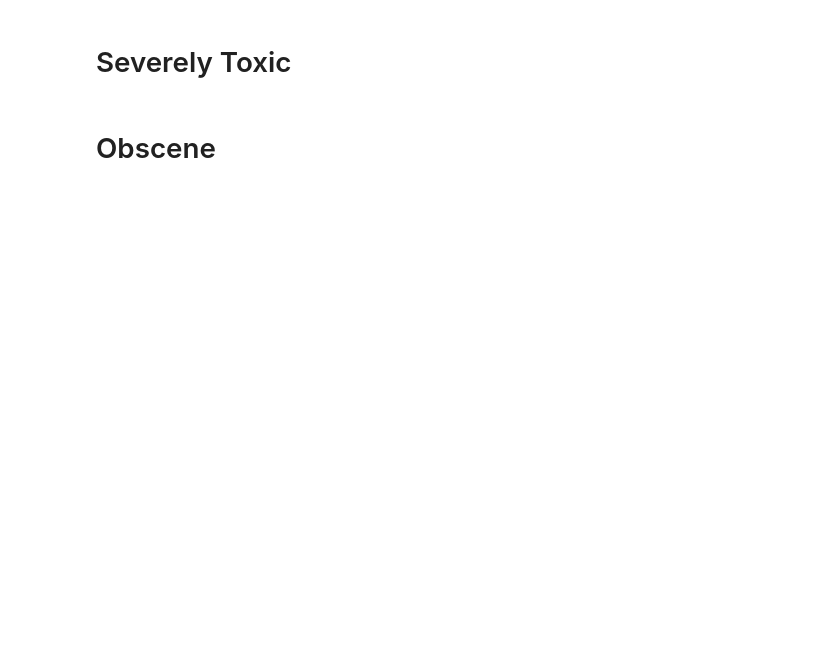
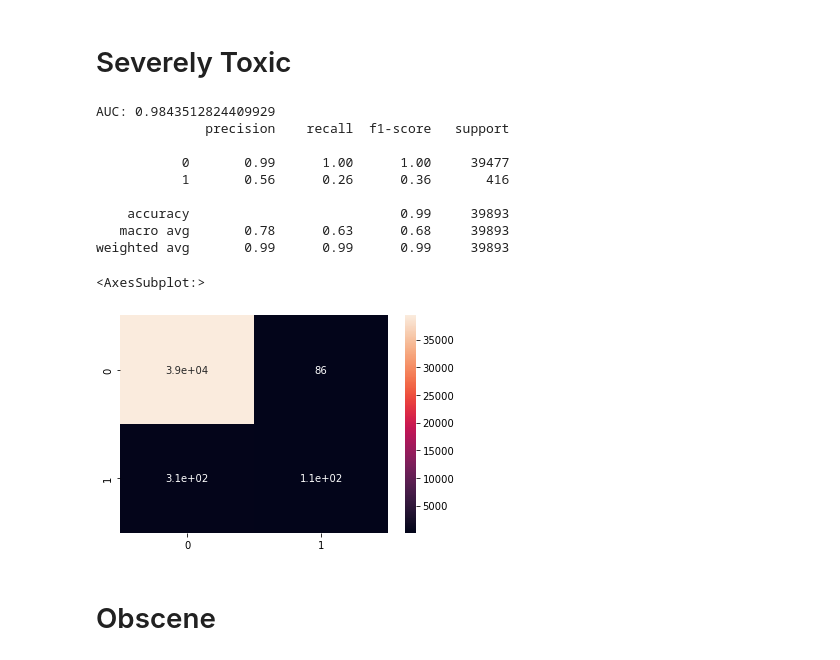
Before and after one commit to shaunmcgregor/ItML_Project_1_Students, a Jupyter notebook: proj_1_start.ipynb, the cells around one changed output. Drawn from its saved outputs; the diff is of its cells as text; code cells hidden in the pictures; blank space fills up the shorter version.

```diff
--- a/proj_1_start.ipynb
+++ b/proj_1_start.ipynb
@@ -162,31 +164,37 @@ KeyboardInterrupt:
 # %% [markdown]
 # Severely Toxic
 # %%
-#SPLITTING THE TRAINING DATASET INTO TRAINING AND VALIDATION
+ # Split data - using the new dataframe parts that we cleaned up.
+severeToxic = train_df[["id","comment_text","severe_toxic"]]
+stX_train, stX_test, sty_train, sty_test = train_test_split(cleanText,severeToxic["severe_toxic"])
 
-# Split data - using the new dataframe parts that we cleaned up.
-# X_train, X_test, y_train, y_test = train_test_split(sToxic["clean_text"],sToxic["severe_toxic"])
+#model fitting
+severeToxicModel = LogisticRegression(n_jobs=-1)
+severeToxicModel.fit(stX_train, sty_train)
 
-# #Word2vec
-# # Fit and transform
-# severeMeanEmbeddingVectorizer = MeanEmbeddingVectorizer(w2vToxic)
+#Predict y value for test dataset
+sty_predict = severeToxicModel.predict(stX_test)
+sty_prob = severeToxicModel.predict_proba(stX_test)[:,1]
 
-# X_train_vectors_w2v = severeMeanEmbeddingVectorizer.transform(X_train)
-# X_test_vectors_w2v = severeMeanEmbeddingVectorizer.transform(X_test)
+#calculate scores
+fpr, tpr, thresholds = roc_curve(sty_test, sty_prob)
+roc_auc = auc(fpr, tpr)
+print('AUC:', roc_auc)
 
-# severeModel = RandomForestClassifier()
-# severeModel.fit(X_train_vectors_w2v, y_train)  #model
-
-# #Predict y value for test dataset
-# y_predict = severeModel.predict(X_test_vectors_w2v)
-# y_prob = severeModel.predict_proba(X_test_vectors_w2v)[:,1]
-
-# fpr, tpr, thresholds = roc_curve(y_test, y_prob)
-# roc_auc = auc(fpr, tpr)
-# print('AUC:', roc_auc)
-
-# print(classification_report(y_test, y_predict))
-# sns.heatmap(confusion_matrix(y_test, y_predict), annot=True)
+print(classification_report(sty_test, sty_predict))
+sns.heatmap(confusion_matrix(sty_test, sty_predict), annot=True)
+# %% [output]
+AUC: 0.9843512824409929
+              precision    recall  f1-score   support
+
+           0       0.99      1.00      1.00     39477
+           1       0.56      0.26      0.36       416
+
+    accuracy                           0.99     39893
+   macro avg       0.78      0.63      0.68     39893
+weighted avg       0.99      0.99      0.99     39893
+<AxesSubplot:>
+[figure, added]
 # %% [markdown]
 # Obscene
 # %%
```
Also changed, not shown: parts of 11 cells of this notebook.
